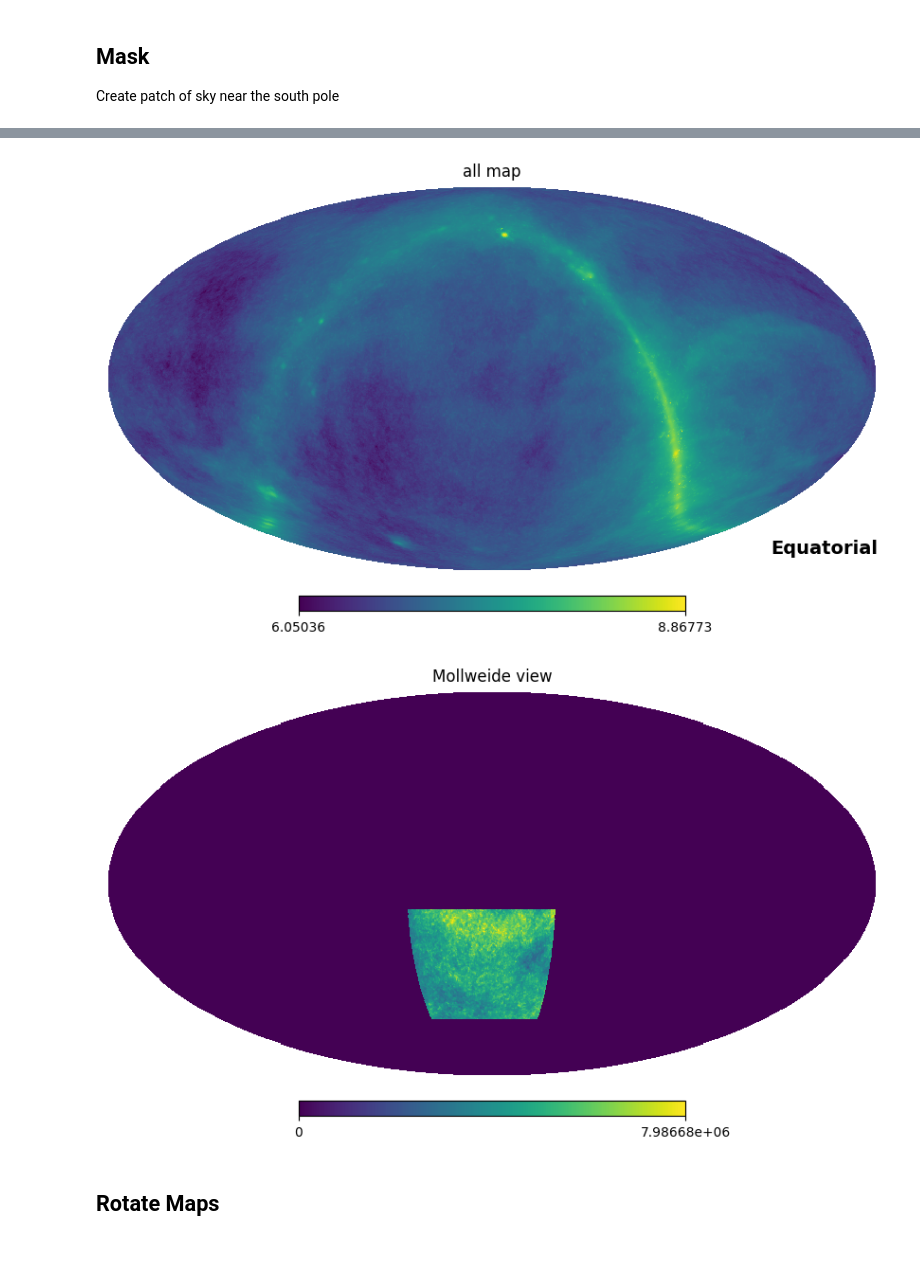
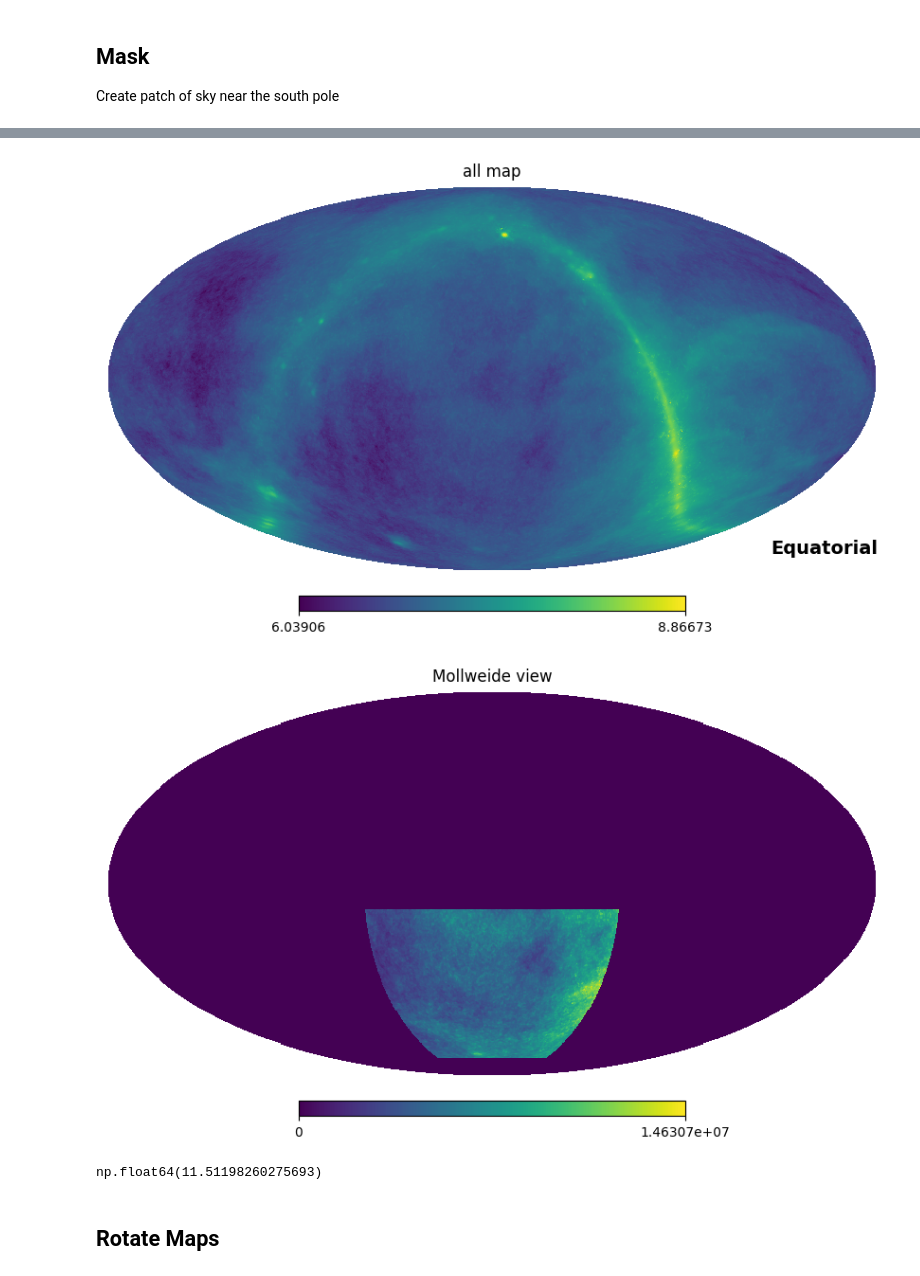
Before and after one commit to urwa99/SMICA_Paper, a Jupyter notebook: Notebooks_1/smica_test.ipynb, the cells around one changed output, grey strips where cells are left out. Drawn from its saved outputs; the diff is of its cells as text; code cells hidden in the pictures.

Commit message:
smica try

```diff
--- a/Notebooks_1/smica_test.ipynb
+++ b/Notebooks_1/smica_test.ipynb
@@ -8,8 +8,8 @@ import matplotlib.pyplot as plt
 
 # Parameters
 nside = 256
-ra_min, ra_max = -30.0, 40.0   # degrees
-dec_min, dec_max = -55.0, -10.0  # degrees
+ra_min, ra_max = -60.0, 60.0   # degrees
+dec_min, dec_max = -75.0, -10.0  # degrees
 
 # Convert to HEALPix angles
 npix = hp.nside2npix(nside)
@@ -32,3 +32,6 @@ hp.mollview(mask, title="mask", unit="mask")
 # %%
-ff=np.load("/home/iloveorcas/MASS_Thesis/results_2/ff_maps.npy")
-sync=np.load("/home/iloveorcas/MASS_Thesis/results_2/sync_maps.npy")
+# ff=np.load("/home/iloveorcas/MASS_Thesis/results_2/ff_maps.npy")
+ff=np.load("/home/iloveorcas/MASS_Thesis/results_2/smoothed_ff_maps.npy")
+# sync=np.load("/home/iloveorcas/MASS_Thesis/results_2/sync_maps.npy")
+sync=np.load("/home/iloveorcas/MASS_Thesis/results_2/smoothed_sync_maps.npy")
+noise=np.load("/home/iloveorcas/MASS_Thesis/results_2/noise_nf.npy")[:-1]*1e3
@@ -44,3 +38,6 @@ hp.mollview(rotated*mask)
 # %%
-hi=np.load('/home/iloveorcas/MASS_Thesis/results_2/hi_maps.npy')
+# hi=np.load('/home/iloveorcas/MASS_Thesis/results_2/hi_maps.npy')
+hi_cl2=np.load('/home/iloveorcas/SMICA_Paper/Notebooks_1/cal_hi_cov.npy')
+cl_hi = np.transpose(hi_cl2, (2, 0, 1))
+hi_maps= np.load("HI_map_cal.npy")
 # %%
@@ -64,12 +52,12 @@ hp.mollview((rotated_s)*mask)
 # %%
-hp.mollview(np.log10(sync[0]+ff[0]+ hi[0]), coord=['G', 'C'], title="all map")
+hp.mollview(np.log10(sync[0]+ff[0]+ hi_maps[0]), coord=['G', 'C'], title="all map")
 # rot_s=hp.rotator.Rotator(coord=['G', 'C'])
-rotated_a=rot.rotate_map_pixel(sync[0]+ff[0]+hi[0])
+rotated_a=rot.rotate_map_pixel(sync[0]+ff[0]+hi_maps[0])
 
 hp.mollview((rotated_a)*mask)
 # %% [output]
 [figure]
-[figure, old version]
+[figure, new version]
 # %%
 nside=256
 npix=hp.nside2npix(nside)
@@ -85,3 +74,7 @@ fgds=ff+sync
+# %%
+np.mean(signal)/np.mean(noise*1e10)
+# %% [output]
+np.float64(11.51198260275693)
 # %% [markdown]
 ## Rotate Maps
 # %%
```
Also changed, not shown: parts of 41 cells of this notebook.
